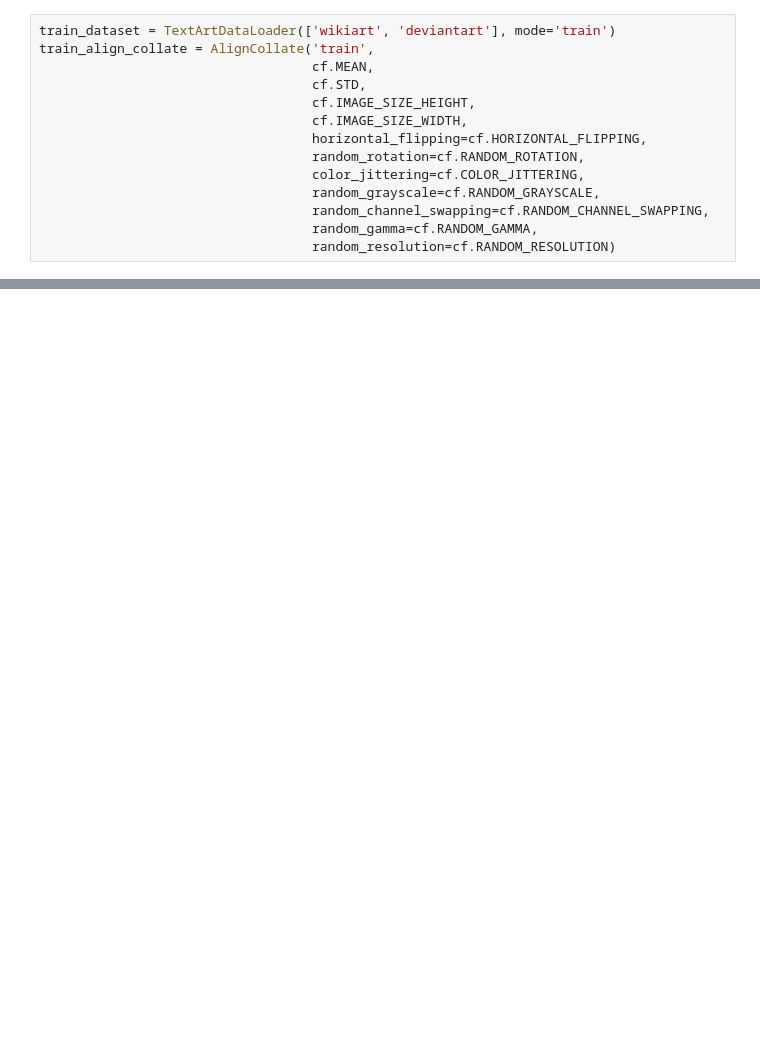
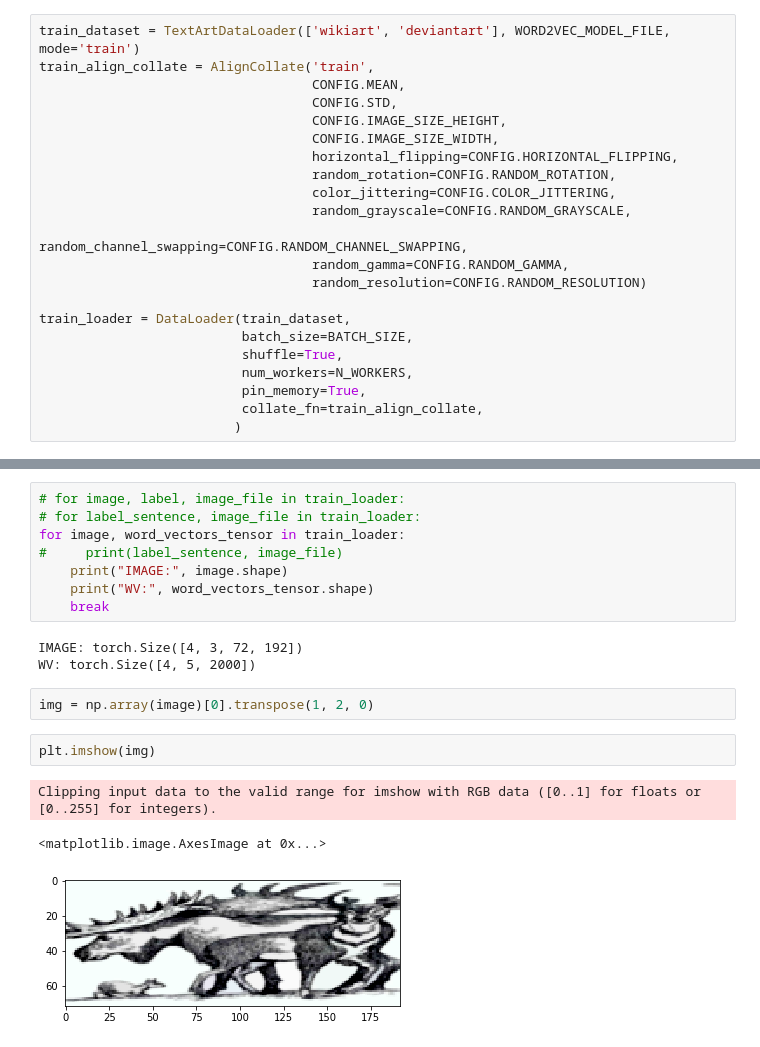
Before and after one commit to azmiozgen/text2painting, a Jupyter notebook: notebooks/test_data_loading.ipynb, the cells around one changed output, grey strips where cells are left out. Drawn from its saved outputs; the diff is of its cells as text; blank space fills up the shorter version.

Commit message:
Test data loader basics

```diff
--- a/notebooks/test_data_loading.ipynb
+++ b/notebooks/test_data_loading.ipynb
@@ -23,14 +32,22 @@ cf = Config()
 # %%
-train_dataset = TextArtDataLoader(['wikiart', 'deviantart'], mode='train')
+train_dataset = TextArtDataLoader(['wikiart', 'deviantart'], WORD2VEC_MODEL_FILE, mode='train')
 train_align_collate = AlignCollate('train',
-                                   cf.MEAN,
-                                   cf.STD,
-                                   cf.IMAGE_SIZE_HEIGHT,
-                                   cf.IMAGE_SIZE_WIDTH,
-                                   horizontal_flipping=cf.HORIZONTAL_FLIPPING,
-                                   random_rotation=cf.RANDOM_ROTATION,
-                                   color_jittering=cf.COLOR_JITTERING,
-                                   random_grayscale=cf.RANDOM_GRAYSCALE,
-                                   random_channel_swapping=cf.RANDOM_CHANNEL_SWAPPING,
-                                   random_gamma=cf.RANDOM_GAMMA,
-                                   random_resolution=cf.RANDOM_RESOLUTION)
+                                   CONFIG.MEAN,
+                                   CONFIG.STD,
+                                   CONFIG.IMAGE_SIZE_HEIGHT,
+                                   CONFIG.IMAGE_SIZE_WIDTH,
+                                   horizontal_flipping=CONFIG.HORIZONTAL_FLIPPING,
+                                   random_rotation=CONFIG.RANDOM_ROTATION,
+                                   color_jittering=CONFIG.COLOR_JITTERING,
+                                   random_grayscale=CONFIG.RANDOM_GRAYSCALE,
+                                   random_channel_swapping=CONFIG.RANDOM_CHANNEL_SWAPPING,
+                                   random_gamma=CONFIG.RANDOM_GAMMA,
+                                   random_resolution=CONFIG.RANDOM_RESOLUTION)
+
+train_loader = DataLoader(train_dataset,
+                          batch_size=BATCH_SIZE,
+                          shuffle=True,
+                          num_workers=N_WORKERS,
+                          pin_memory=True,
+                          collate_fn=train_align_collate,
+                         )
@@ -36,0 +67,19 @@ train_align_collate = AlignCollate('train',
+# %%
+# for image, label, image_file in train_loader:
+# for label_sentence, image_file in train_loader:
+for image, word_vectors_tensor in train_loader:
+#     print(label_sentence, image_file)
+    print("IMAGE:", image.shape)
+    print("WV:", word_vectors_tensor.shape)
+    break
+# %% [output]
+IMAGE: torch.Size([4, 3, 72, 192])
+WV: torch.Size([4, 5, 2000])
+# %%
+img = np.array(image)[0].transpose(1, 2, 0)
+# %%
+plt.imshow(img)
+# %% [output]
+Clipping input data to the valid range for imshow with RGB data ([0..1] for floats or [0..255] for integers).
+<matplotlib.image.AxesImage at 0x...>
+[figure, added]
```
Also changed, not shown: parts of 8 cells of this notebook, 2 other files.
